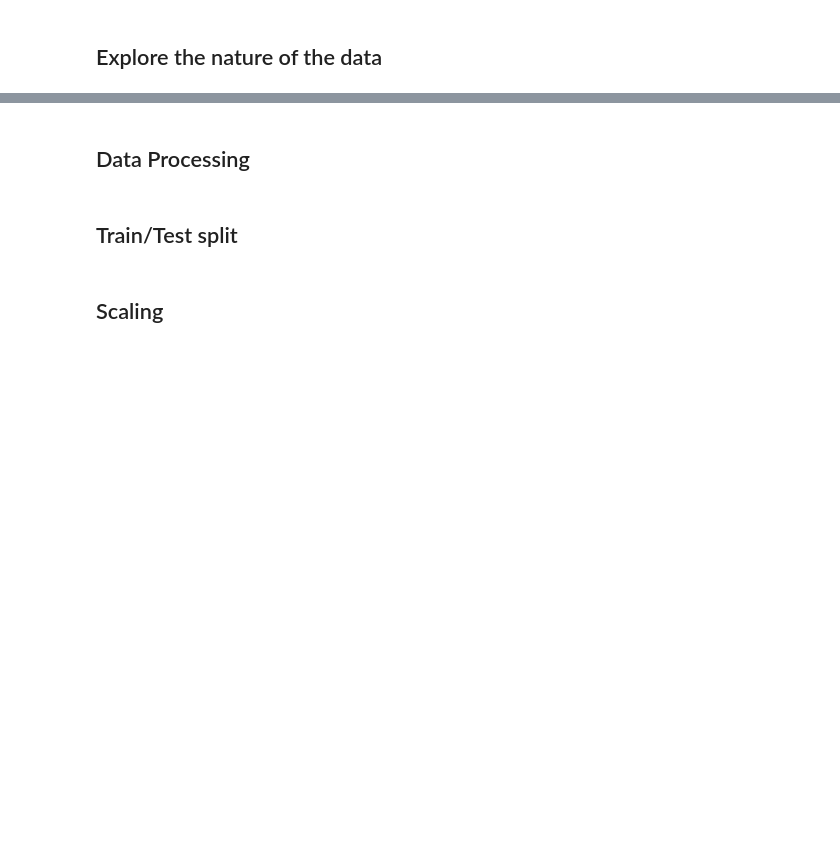
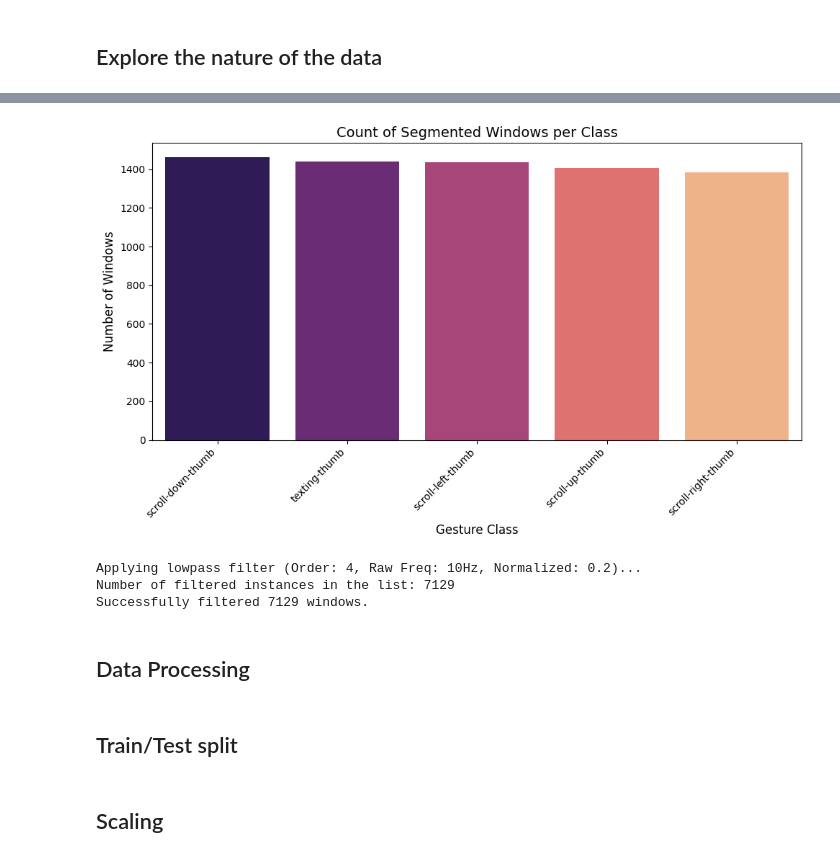
Before and after one commit to Andreaskaram/AIoT-Hand-Gesture-Recognition, a Jupyter notebook: aiot_project_sample.ipynb, the cells around one changed output, grey strips where cells are left out. Cells and saved outputs as stored; diff of their text form; code cells hidden in the pictures; blank space fills up the shorter version.

```diff
--- a/aiot_project_sample.ipynb
+++ b/aiot_project_sample.ipynb
@@ -95,3 +209,56 @@ Successfully loaded 2 instances of 'scroll-up-thumb' across all subjects.
+# %%
+# Create a DataFrame to easily count the labels
+window_counts_df = pd.DataFrame({'gesture_id': window_labels})
+counts_per_class = window_counts_df['gesture_id'].value_counts().reset_index()
+counts_per_class.columns = ['gesture_id', 'window_count']
+
+# Set the figure size
+plt.figure(figsize=(10, 6))
+
+# Create the barplot
+# (Using hue and legend=False to avoid the seaborn warning you got earlier)
+sns.barplot(data=counts_per_class, x='gesture_id', y='window_count', hue='gesture_id', palette='magma', legend=False)
+
+# Add titles and labels
+plt.title('Count of Segmented Windows per Class', fontsize=14)
+plt.xlabel('Gesture Class', fontsize=12)
+plt.ylabel('Number of Windows', fontsize=12)
+
+# Rotate the x-axis labels if they are long
+plt.xticks(rotation=45, ha='right')
+
+# Adjust layout
+plt.tight_layout()
+
+# Show the plot
+plt.show()
+# %% [output]
+[figure, added]
+# %%
+# 1. Extract filter parameters from your config
+filter_order = config['filter']['order']
+wn_raw = config['filter']['wn']  # This is 10 Hz
+filter_type = config['filter']['type']
+
+# Calculate the normalized frequency for SciPy
+# Nyquist frequency is half the sampling rate (100Hz / 2 = 50Hz)
+nyquist_freq = 100 / 2
+wn_normalized = wn_raw / nyquist_freq  # This becomes 0.2
+
+# 2. Apply the filter to your list of chopped windows
+print(f"Applying {filter_type} filter (Order: {filter_order}, Raw Freq: {wn_raw}Hz, Normalized: {wn_normalized})...")
+filtered_windows = filter_instances(
+    instances_list=segmented_windows,
+    order=filter_order,
+    wn=wn_normalized,
+    filter_type=filter_type
+)
+
+print(f"Successfully filtered {len(filtered_windows)} windows.")
+# %% [output]
+Applying lowpass filter (Order: 4, Raw Freq: 10Hz, Normalized: 0.2)...
+Number of filtered instances in the list: 7129
+Successfully filtered 7129 windows.
 # %% [markdown]
 ## Data Processing
 # %% [markdown]
```
Also changed, not shown: parts of 7 cells of this notebook.
